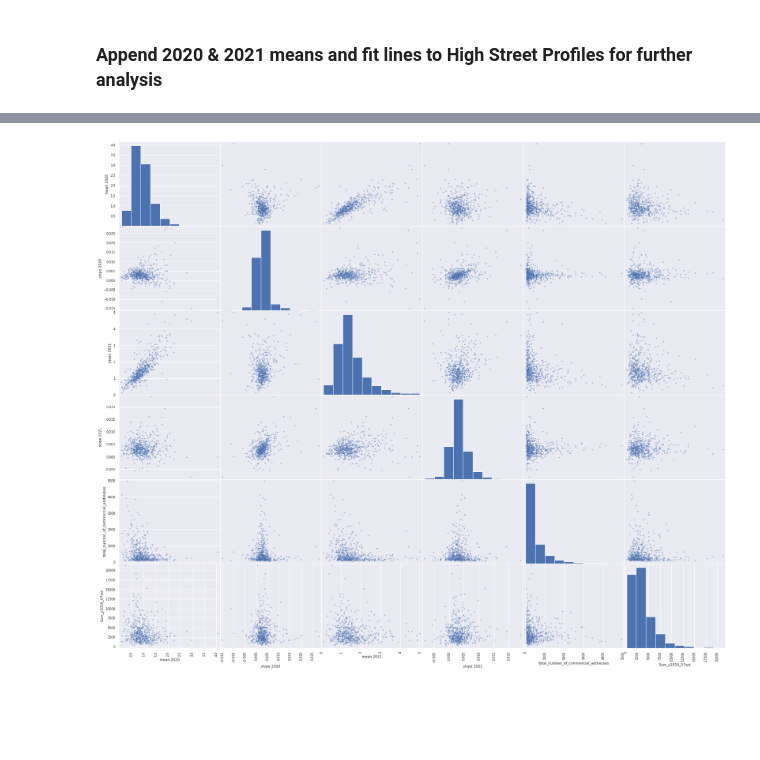
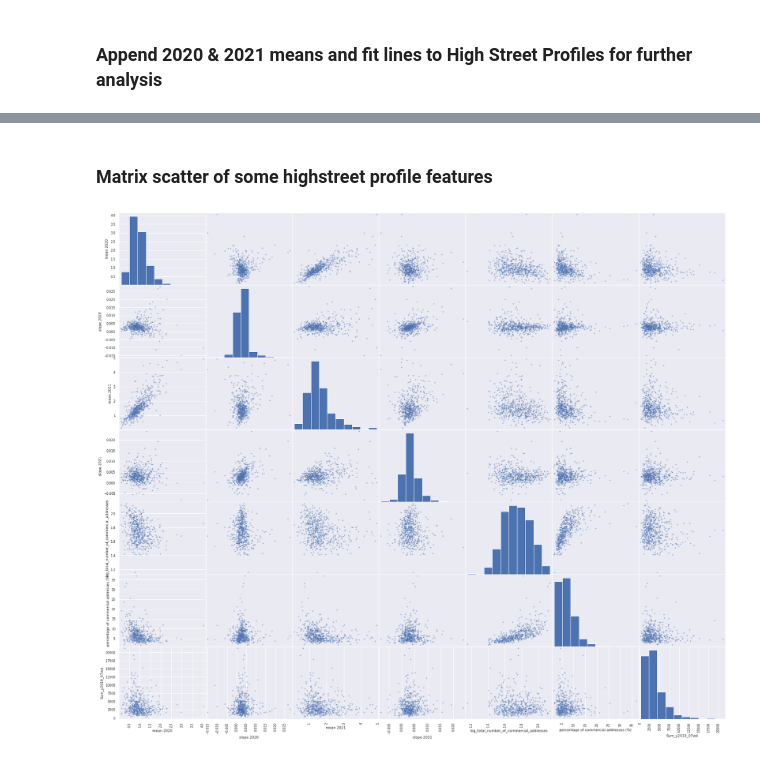
Before and after one commit to Greater-London-Authority/highstreets, a Jupyter notebook: highstreets/notebooks/exploratory/0.3-cd-hs_regressions.ipynb, the cells around one changed output, grey strips where cells are left out. Saved outputs shown, nothing was run; the diff lists cells and outputs as text; code cells hidden in the pictures; blank space fills up the shorter version.

```diff
--- a/highstreets/notebooks/exploratory/0.3-cd-hs_regressions.ipynb
+++ b/highstreets/notebooks/exploratory/0.3-cd-hs_regressions.ipynb
@@ -235,7 +212,8 @@ vhsd.plot_highstreets_grouped(
 # %% [markdown]
 ### Append 2020 & 2021 means and fit lines to High Street Profiles for further analysis
 # %%
-stats = mhsd.append_profile_features(hsp, data_2020_full, data_2021, reg_model)
+stats = mhsd.append_profile_features(hsp, data_full, reg_model)
+stats = stats.drop(columns=["pattern_2020", "pattern_2021", "all_pandemic"])
 stats.head()
 # %% [output]
 |  |  | mean 2020 | mean 2021 | slope 2020 | slope 2021 | total_number_of_addresses | ... |
@@ -249,14 +227,26 @@ stats.head()
+# %% [markdown]
+### Matrix scatter of some highstreet profile features
 # %%
+# log transform skewed features
+skewed_features = [
+    "total_number_of_addresses",
+    "total_number_of_residential_addresses",
+    "total_number_of_commercial_addresses",
+    "total_number_of_offices",
+]
+stats[["log_" + x for x in skewed_features]] = np.log(stats[skewed_features])
+
 vars = [
     "mean 2020",
     "slope 2020",
     "mean 2021",
     "slope 2021",
-    "total_number_of_commercial_addresses",
+    "log_total_number_of_commercial_addresses",
+    "percentage of commercial addresses (%)",
     "Sum_y2019_07wd",
 ]
 pd.plotting.scatter_matrix(stats[vars], figsize=(28, 24))
 filename = "stats-scatter-matrix.pdf"
 plt.savefig(PROJECT_ROOT + "/reports/figures/" + filename)
 # %% [output]
-[figure, old version]
+[figure, new version]
```
Also changed, not shown: parts of 9 cells of this notebook, 12 other files.
